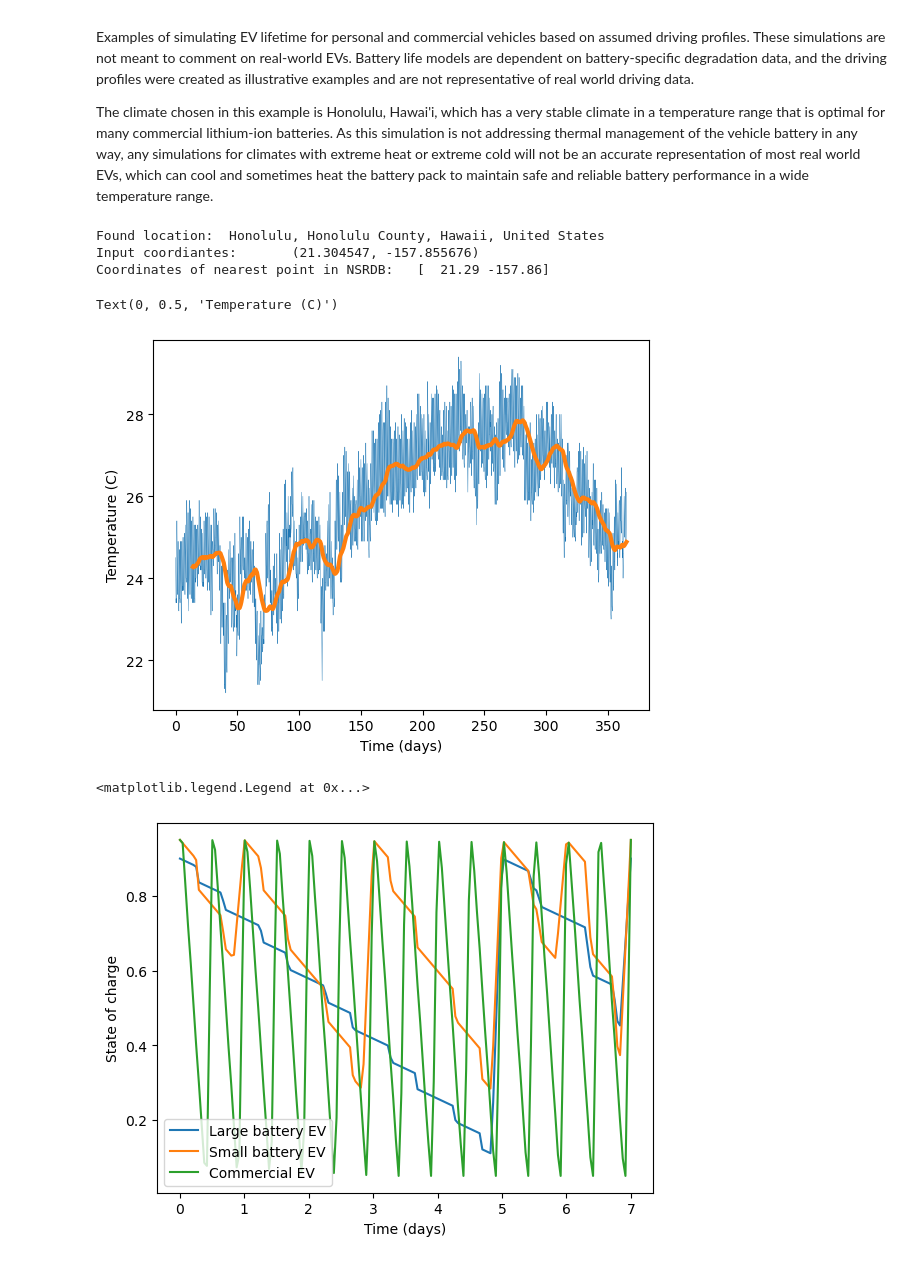
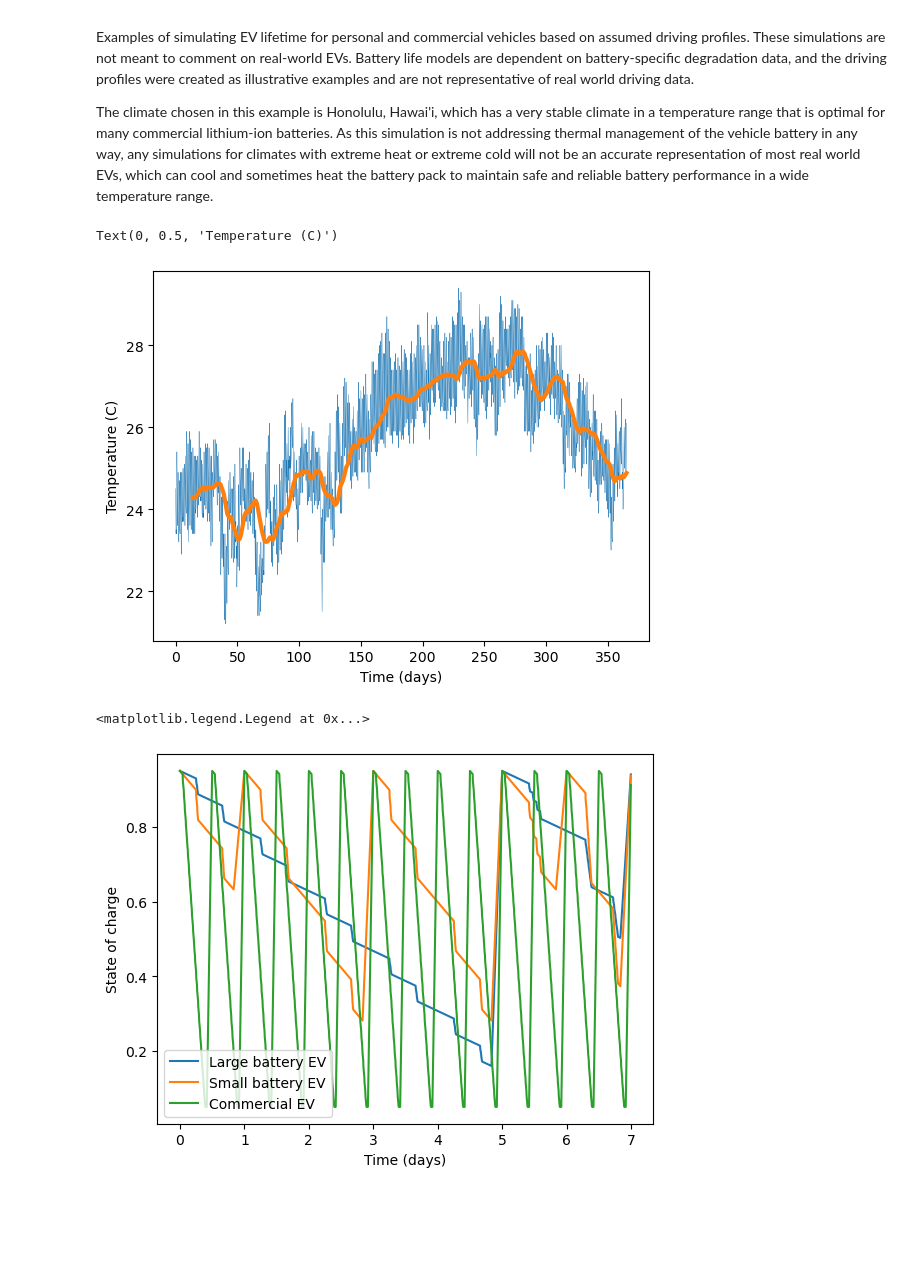
Before and after one commit to NREL/BLAST-Lite, a Jupyter notebook: examples/example_EV_life.ipynb, the cells around one changed output. Drawn from its saved outputs; the diff is of its cells as text; code cells hidden in the pictures; blank space fills up the shorter version.

```diff
--- a/examples/example_EV_life.ipynb
+++ b/examples/example_EV_life.ipynb
@@ -13,33 +13,26 @@ import pandas as pd
 import matplotlib.pyplot as plt
 from blast.utils.functions import get_nsrdb_temperature_data
 # %%
-climate = get_nsrdb_temperature_data('Honolulu, Hawaii')
+# climate = get_nsrdb_temperature_data('Honolulu, Hawaii') # Openstreetmap doesn't always respond
+climate = pd.read_csv('climates/nsrdb_honolulu.csv')
 plt.plot(climate['Time_s']/(3600*24), climate['Temperature_C'], linewidth=0.3)
 plt.plot(climate['Time_s']/(3600*24), climate['Temperature_C'].rolling(14*24*2).mean(), linewidth=3)
 plt.xlabel('Time (days)')
 plt.ylabel('Temperature (C)')
 # %% [output]
-Found location:  Honolulu, Honolulu County, Hawaii, United States
-Input coordiantes:       (21.304547, -157.855676)
-Coordinates of nearest point in NSRDB:   [  21.29 -157.86]
+Text(0, 0.5, 'Temperature (C)')
-Text(0, 0.5, 'Temperature (C)')
 [figure]
 # %%
-ev_largebattery = pd.read_csv('application profiles/personal_ev_largebatt.csv')
-ev_largebattery = ev_largebattery.iloc[np.linspace(0, 24*3600*7 - 1, 24*7)]
-
-ev_smallbattery = pd.read_csv('application profiles/personal_ev_smallbatt.csv')
-ev_smallbattery = ev_smallbattery.iloc[np.linspace(0, 24*3600*7 - 1, 24*7)]
-
-commercial_ev = pd.read_csv('application profiles/commercial_ev.csv')
-commercial_ev = commercial_ev.iloc[np.linspace(0, 24*3600*7 - 1, 24*7)]
+ev_largebattery = pd.read_csv('application profiles/Electric vehicle/personal_ev_largebatt.csv')
+ev_smallbattery = pd.read_csv('application profiles/Electric vehicle/personal_ev_smallbatt.csv')
+commercial_ev = pd.read_csv('application profiles/Electric vehicle/commercial_ev.csv')
 
 plt.plot(ev_largebattery['Time_s'] / (24*3600), ev_largebattery['SOC'], label='Large battery EV')
 plt.plot(ev_smallbattery['Time_s'] / (24*3600), ev_smallbattery['SOC'], label='Small battery EV')
 plt.plot(commercial_ev['Time_s'] / (24*3600), commercial_ev['SOC'], label='Commercial EV')
 plt.xlabel('Time (days)')
 plt.ylabel('State of charge')
 plt.legend()
 # %% [output]
 <matplotlib.legend.Legend at 0x...>
-[figure, old version]
+[figure, new version]
```
Also changed, not shown: parts of 8 cells of this notebook, 35 other files.
